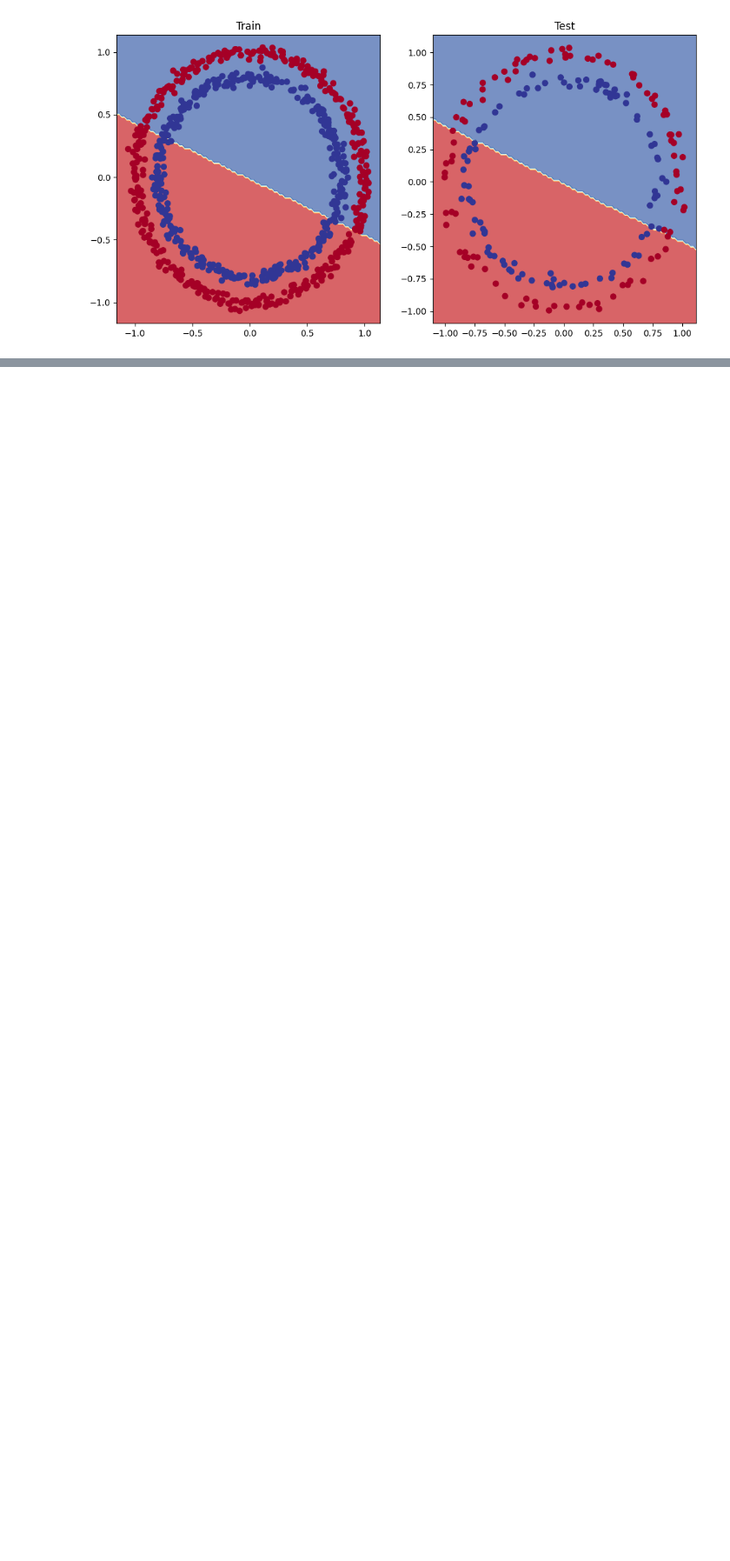
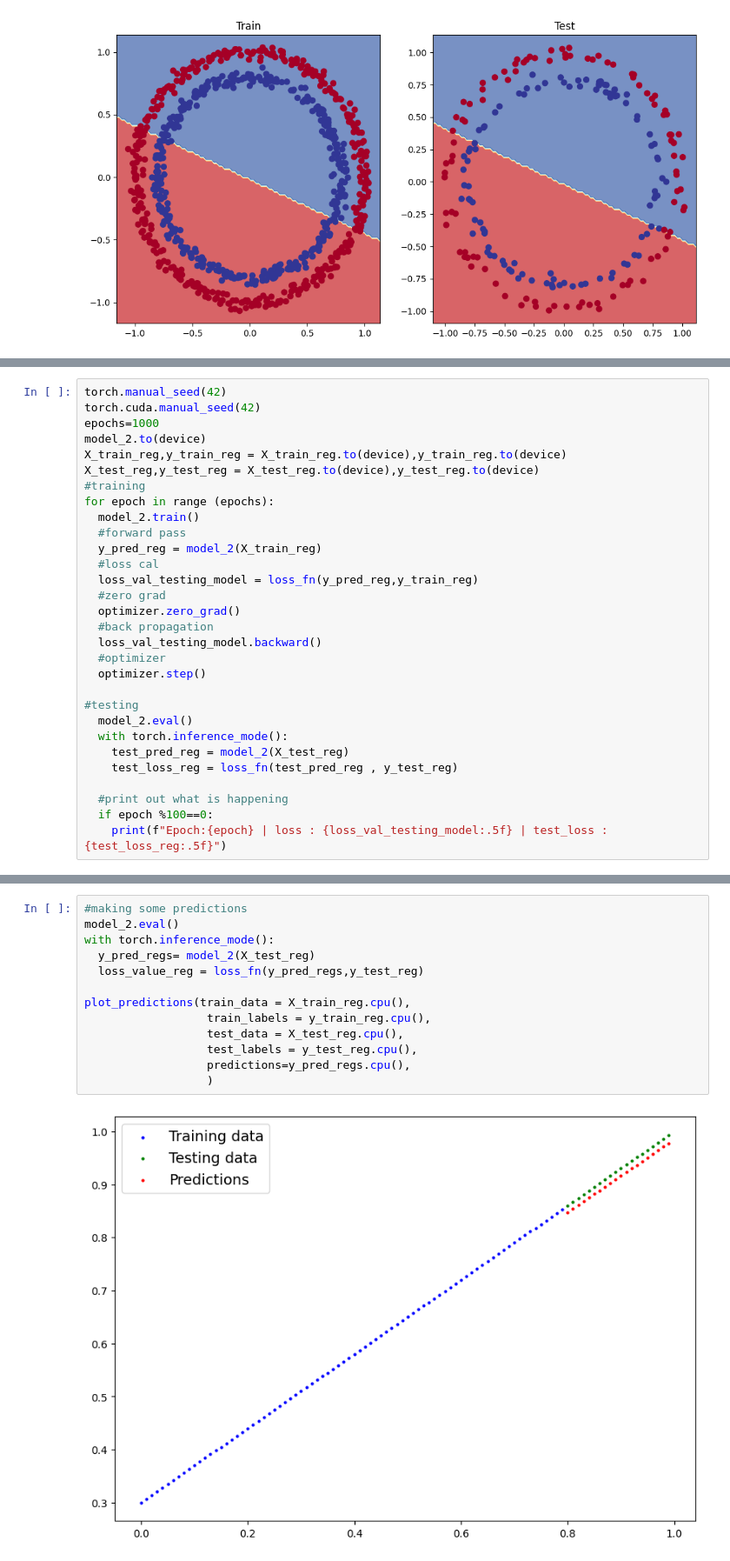
Before and after one commit to Manav010203/Quiz, a Jupyter notebook: 02_pytorch_classfication.ipynb, the cells around one changed output, grey strips where cells are left out. Shown at 87% size. Saved outputs shown, nothing was run; the diff lists cells and outputs as text; blank space fills up the shorter version.

```diff
--- a/02_pytorch_classfication.ipynb
+++ b/02_pytorch_classfication.ipynb
@@ -464,0 +634,30 @@ plot_decision_boundary(model_0,X_test,y_test)
+# %%
+torch.manual_seed(42)
+torch.cuda.manual_seed(42)
+epochs=1000
+model_2.to(device)
+X_train_reg,y_train_reg = X_train_reg.to(device),y_train_reg.to(device)
+X_test_reg,y_test_reg = X_test_reg.to(device),y_test_reg.to(device)
+#training
+for epoch in range (epochs):
+  model_2.train()
+  #forward pass
+  y_pred_reg = model_2(X_train_reg)
+  #loss cal
+  loss_val_testing_model = loss_fn(y_pred_reg,y_train_reg)
+  #zero grad
+  optimizer.zero_grad()
+  #back propagation
+  loss_val_testing_model.backward()
+  #optimizer
+  optimizer.step()
+
+#testing
+  model_2.eval()
+  with torch.inference_mode():
+    test_pred_reg = model_2(X_test_reg)
+    test_loss_reg = loss_fn(test_pred_reg , y_test_reg)
+
+  #print out what is happening
+  if epoch %100==0:
+    print(f"Epoch:{epoch} | loss : {loss_val_testing_model:.5f} | test_loss : {test_loss_reg:.5f}")
@@ -464,0 +675,15 @@ plot_decision_boundary(model_0,X_test,y_test)
+# %%
+#making some predictions
+model_2.eval()
+with torch.inference_mode():
+  y_pred_regs= model_2(X_test_reg)
+  loss_value_reg = loss_fn(y_pred_regs,y_test_reg)
+
+plot_predictions(train_data = X_train_reg.cpu(),
+                  train_labels = y_train_reg.cpu(),
+                  test_data = X_test_reg.cpu(),
+                  test_labels = y_test_reg.cpu(),
+                  predictions=y_pred_regs.cpu(),
+                  )
+# %% [output]
+[figure, added]
```
Also changed, not shown: parts of 23 cells of this notebook.
